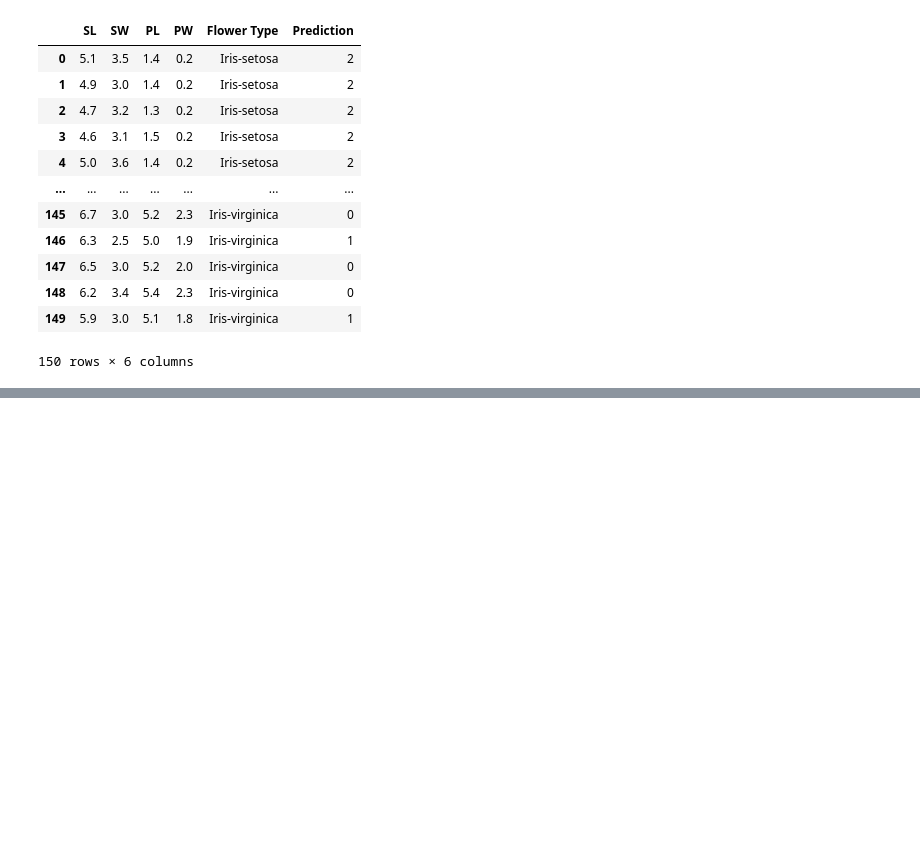
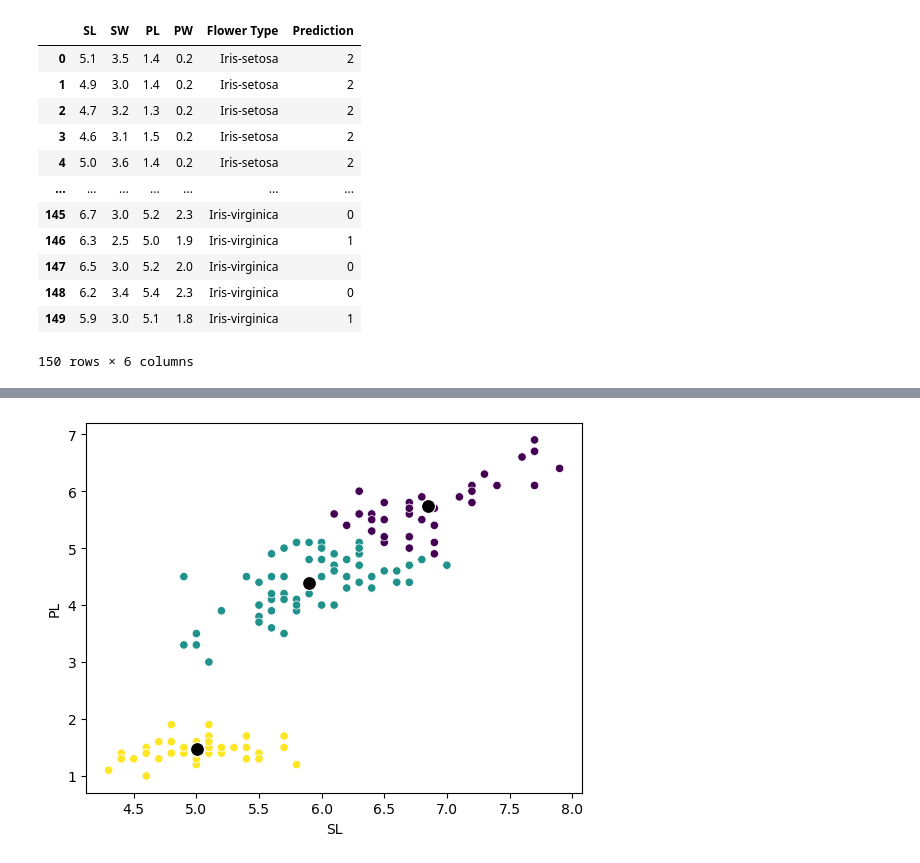
Before and after one commit to CodeByDeepankar/CTTC-AIML, a Jupyter notebook: Kmeans-Iris.ipynb, the cells around one changed output, grey strips where cells are left out. Saved outputs shown, nothing was run; the diff lists cells and outputs as text; code cells hidden in the pictures; blank space fills up the shorter version.

```diff
--- a/Kmeans-Iris.ipynb
+++ b/Kmeans-Iris.ipynb
@@ -187,0 +198,6 @@ iris
+# %%
+sns.scatterplot(x=iris.SL, y=iris.PL, c=km_pred)
+sns.scatterplot(x=centroid[::,0], y=centroid[::,2], s=100, color='k')
+plt.show()
+# %% [output]
+[figure, added]
```
Also changed, not shown: parts of 7 cells of this notebook, 4 other files.
